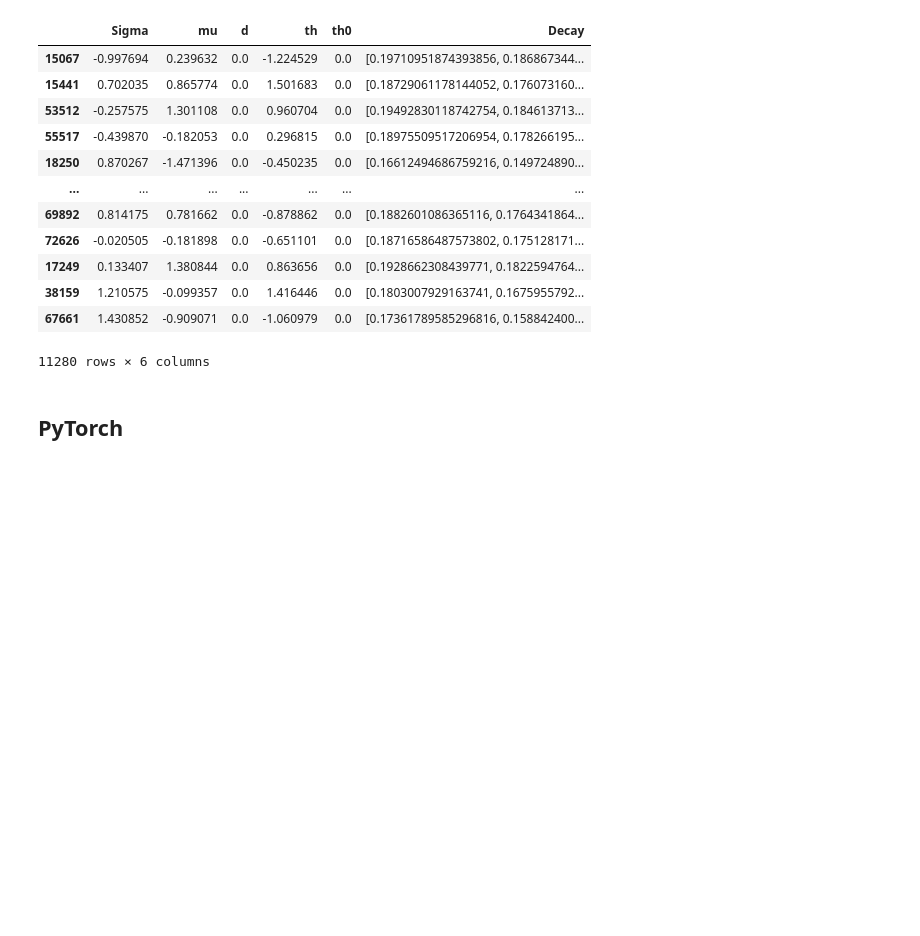
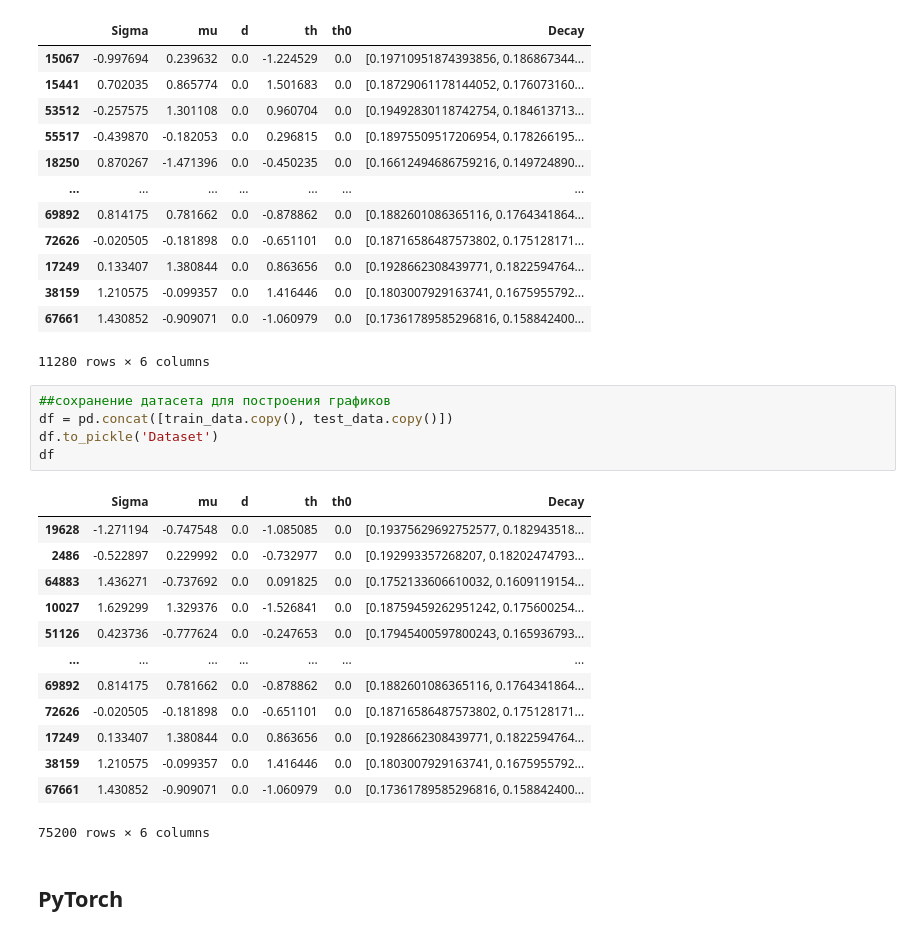
Before and after one commit to AAYamoldin/Diploma, a Jupyter notebook: pulse/FirstTry.ipynb, the cells around one changed output. Drawn from its saved outputs; the diff is of its cells as text; blank space fills up the shorter version.

```diff
--- a/pulse/FirstTry.ipynb
+++ b/pulse/FirstTry.ipynb
@@ -215,6 +215,25 @@ test_data
 | 38159 | 1.210575 | -0.099357 | 0.0 | 1.416446 | 0.0 | [0.1803007929163741, 0.1675955792... |
 | 67661 | 1.430852 | -0.909071 | 0.0 | -1.060979 | 0.0 | [0.17361789585296816, 0.158842400... |
 11280 rows × 6 columns
+# %%
+##сохранение датасета для построения графиков
+df = pd.concat([train_data.copy(), test_data.copy()])
+df.to_pickle('Dataset')
+df
+# %% [output]
+|  | Sigma | mu | d | th | th0 | Decay |
+| 19628 | -1.271194 | -0.747548 | 0.0 | -1.085085 | 0.0 | [0.19375629692752577, 0.182943518... |
+| 2486 | -0.522897 | 0.229992 | 0.0 | -0.732977 | 0.0 | [0.192993357268207, 0.18202474793... |
+| 64883 | 1.436271 | -0.737692 | 0.0 | 0.091825 | 0.0 | [0.1752133606610032, 0.1609119154... |
+| 10027 | 1.629299 | 1.329376 | 0.0 | -1.526841 | 0.0 | [0.18759459262951242, 0.175600254... |
+| 51126 | 0.423736 | -0.777624 | 0.0 | -0.247653 | 0.0 | [0.17945400597800243, 0.165936793... |
+| ... | ... | ... | ... | ... | ... | ... |
+| 69892 | 0.814175 | 0.781662 | 0.0 | -0.878862 | 0.0 | [0.1882601086365116, 0.1764341864... |
+| 72626 | -0.020505 | -0.181898 | 0.0 | -0.651101 | 0.0 | [0.18716586487573802, 0.175128171... |
+| 17249 | 0.133407 | 1.380844 | 0.0 | 0.863656 | 0.0 | [0.1928662308439771, 0.1822594764... |
+| 38159 | 1.210575 | -0.099357 | 0.0 | 1.416446 | 0.0 | [0.1803007929163741, 0.1675955792... |
+| 67661 | 1.430852 | -0.909071 | 0.0 | -1.060979 | 0.0 | [0.17361789585296816, 0.158842400... |
+75200 rows × 6 columns
 # %% [markdown]
 ## PyTorch
 # %%
```
Also changed, not shown: parts of 3 cells of this notebook, 8 other files.
